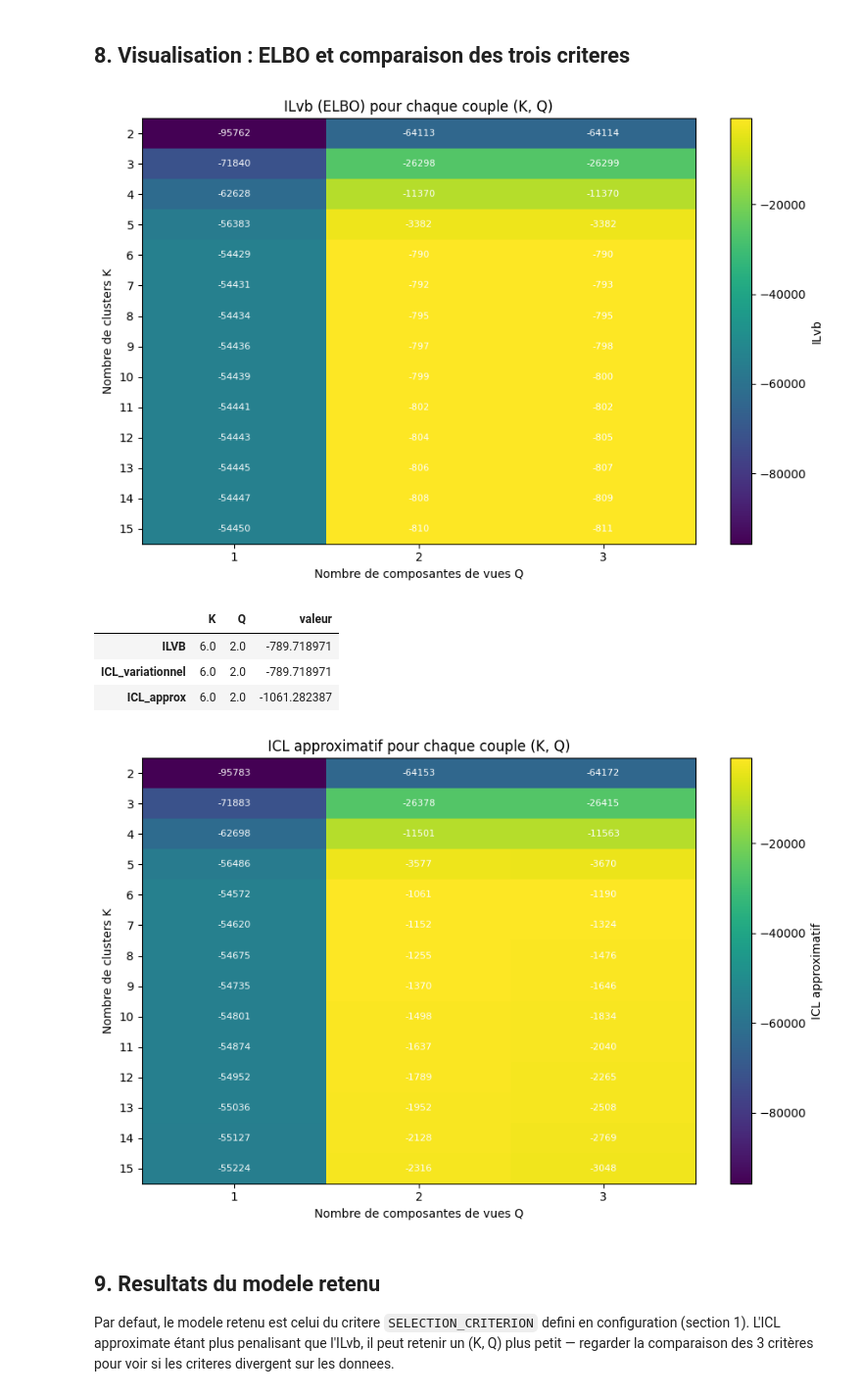
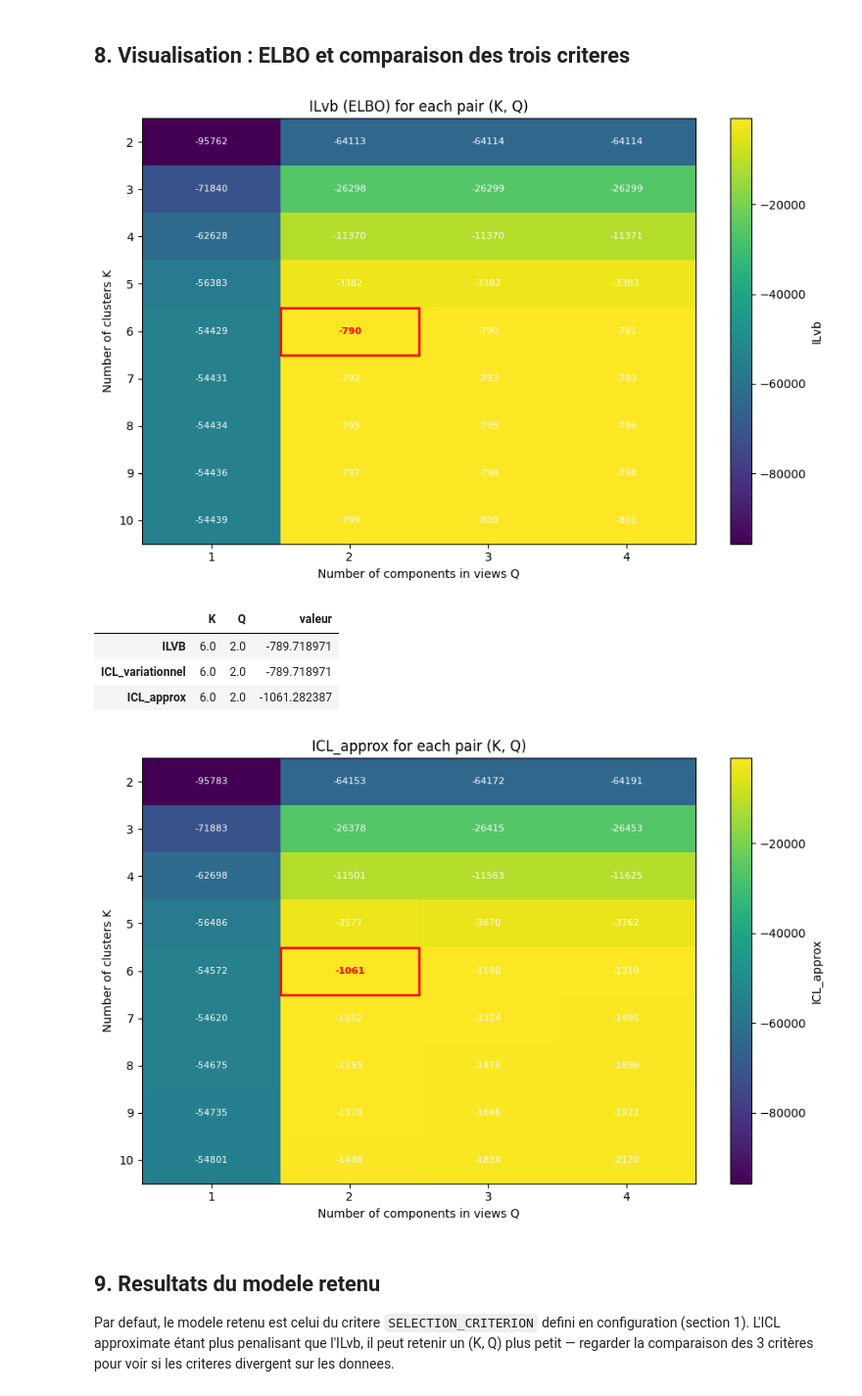
Before and after one commit to ThomasHucorne/mimiSBM, a Jupyter notebook: mimisbm_kaks.ipynb, the cells around one changed output. Shown at 98% size. Drawn from its saved outputs; the diff is of its cells as text; code cells hidden in the pictures.

```diff
--- a/mimisbm_kaks.ipynb
+++ b/mimisbm_kaks.ipynb
@@ -26,12 +26,12 @@ ADJACENCY_PATHS = {
         Path(r"/mnt/c/Users/thoma/OneDrive/Documents/ENSIIE/Master/Stage 3A/Données/adjacency/lda/family/adjacency_matrix_silh_Ks.csv"),
     ]
 }
-OUTPUT_DIR = Path(r"/mnt/c/Users/thoma/OneDrive/Documents/ENSIIE/Master/Stage 3A/Plots/mimiSBM/KaKs")
+OUTPUT_DIR = Path(r"/mnt/c/Users/thoma/OneDrive/Documents/ENSIIE/Master/Stage 3A/mimiSBM/Plots/mimiSBM/KaKs")
 OUTPUT_DIR.mkdir(parents=True, exist_ok=True)
 
 # Hyperparametres de la recherche de modele
-K_VALUES = range(2, 16)   # nombre de clusters d'individus a tester
-Q_VALUES = range(1, 4)    # nombre de composantes de vues a tester
+K_VALUES = range(2, 11)   # nombre de clusters d'individus a tester
+Q_VALUES = range(1, 5)    # nombre de composantes de vues a tester
 N_INIT = 10                # nombre d'initialisations par couple (K, Q), equivalent au n_init R
 PRIORS = "jeffreys"        # ou "uniform", ou un tableau numpy
 MAX_ITER = 100
@@ -240,20 +240,40 @@ ICL_approx         : meilleur (K, Q) = (6, 2)  |  valeur = -1061.28
 ## 8. Visualisation : ELBO et comparaison des trois criteres
 # %%
 elbo_matrix = results_df.pivot(index="K", columns="Q", values="ILVB")
+max_elbo = elbo_matrix.max().max()
 
 plt.figure(figsize=(9, 6))
 plt.imshow(elbo_matrix.values, aspect="auto", cmap="viridis")
 plt.xticks(range(len(elbo_matrix.columns)), elbo_matrix.columns)
 plt.yticks(range(len(elbo_matrix.index)), elbo_matrix.index)
-plt.xlabel("Nombre de composantes de vues Q")
-plt.ylabel("Nombre de clusters K")
-plt.title("ILvb (ELBO) pour chaque couple (K, Q)")
+plt.xlabel("Number of components in views Q")
+plt.ylabel("Number of clusters K")
+plt.title("ILvb (ELBO) for each pair (K, Q)")
+
 for i in range(elbo_matrix.shape[0]):
     for j in range(elbo_matrix.shape[1]):
-        plt.text(j, i, f"{elbo_matrix.iloc[i, j]:.0f}", ha="center", va="center",
-                  color="white", fontsize=8)
+        value = elbo_matrix.iloc[i, j]
+        is_max = value == max_elbo
+
+        plt.text(
+            j, i, f"{value:.0f}",
+            ha="center", va="center",
+            color="red" if is_max else "white",
+            fontsize=8,
+            fontweight="bold" if is_max else "normal",
+        )
+
+        if is_max:
+            plt.gca().add_patch(
+                plt.Rectangle(
+                    (j - 0.5, i - 0.5), 1, 1,
+                    fill=False, edgecolor="red", linewidth=2
+                )
+            )
+
 plt.colorbar(label="ILvb")
 plt.tight_layout()
+plt.savefig(OUTPUT_DIR / "ilvb_heatmap.png", dpi=300)
 plt.show()
 
 # Comparaison des (K, Q) retenus par chaque critere
@@ -263,30 +283,50 @@ comparison = pd.DataFrame({
 }).T
 comparison
 # %% [output]
-[figure, old version]
+[figure, new version]
 |  | K | Q | valeur |
 | ILVB | 6.0 | 2.0 | -789.718971 |
 | ICL_variationnel | 6.0 | 2.0 | -789.718971 |
 | ICL_approx | 6.0 | 2.0 | -1061.282387 |
 # %%
 elbo_matrix = results_df.pivot(index="K", columns="Q", values="ICL_approx")
+max_elbo = elbo_matrix.max().max()
 
 plt.figure(figsize=(9, 6))
 plt.imshow(elbo_matrix.values, aspect="auto", cmap="viridis")
 plt.xticks(range(len(elbo_matrix.columns)), elbo_matrix.columns)
 plt.yticks(range(len(elbo_matrix.index)), elbo_matrix.index)
-plt.xlabel("Nombre de composantes de vues Q")
-plt.ylabel("Nombre de clusters K")
-plt.title("ICL approximatif pour chaque couple (K, Q)")
+plt.xlabel("Number of components in views Q")
+plt.ylabel("Number of clusters K")
+plt.title("ICL_approx for each pair (K, Q)")
+
 for i in range(elbo_matrix.shape[0]):
     for j in range(elbo_matrix.shape[1]):
-        plt.text(j, i, f"{elbo_matrix.iloc[i, j]:.0f}", ha="center", va="center",
-                  color="white", fontsize=8)
-plt.colorbar(label="ICL approximatif")
+        value = elbo_matrix.iloc[i, j]
+        is_max = value == max_elbo
+
+        plt.text(
+            j, i, f"{value:.0f}",
+            ha="center", va="center",
+            color="red" if is_max else "white",
+            fontsize=8,
+            fontweight="bold" if is_max else "normal",
+        )
+
+        if is_max:
+            plt.gca().add_patch(
+                plt.Rectangle(
+                    (j - 0.5, i - 0.5), 1, 1,
+                    fill=False, edgecolor="red", linewidth=2
+                )
+            )
+
+plt.colorbar(label="ICL_approx")
 plt.tight_layout()
+plt.savefig(OUTPUT_DIR / "icl_approx_heatmap.png", dpi=300)
 plt.show()
 # %% [output]
-[figure, old version]
+[figure, new version]
 # %% [markdown]
 ## 9. Resultats du modele retenu
 
```
Also changed, not shown: parts of 3 cells of this notebook, 9 other files.
